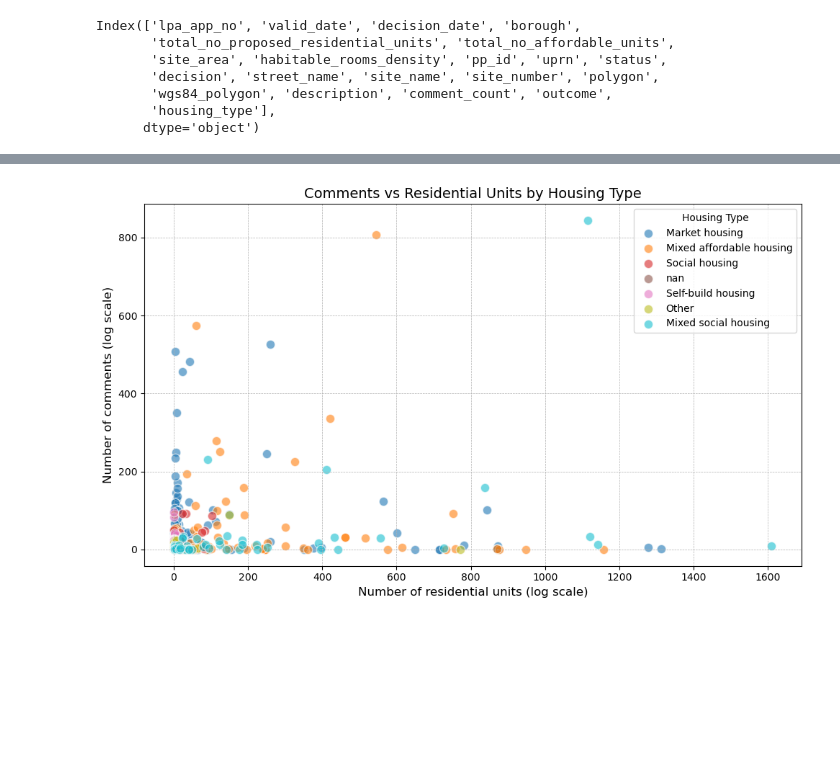
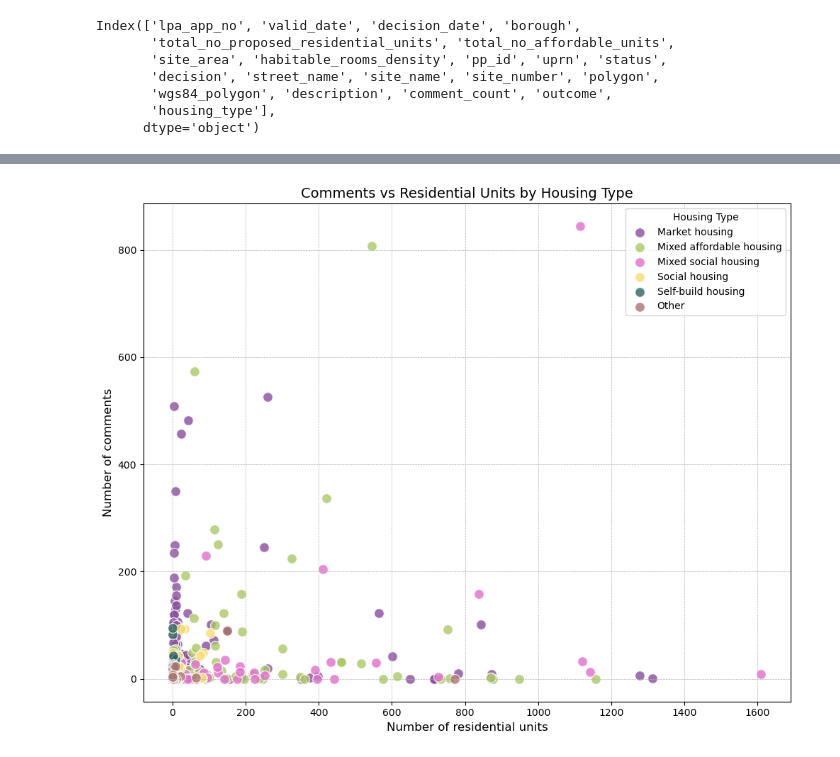
Before and after one commit to Bea-Taylor/nimby_nlp, a Jupyter notebook: notebooks/1_0_1_summary_analysis.ipynb, the cells around one changed output, grey strips where cells are left out. Drawn from its saved outputs; the diff is of its cells as text; code cells hidden in the pictures; blank space fills up the shorter version.

```diff
--- a/notebooks/1_0_1_summary_analysis.ipynb
+++ b/notebooks/1_0_1_summary_analysis.ipynb
@@ -462,28 +590,61 @@ plt.show()
+# %%
+# define colour palette
+casa_purple = "#894e9e"
+casa_green = "#abc766"
+casa_pink = "#e16fca"
+casa_yellow = "#f9dd73"
+casa_blue = "#2e6260"
+brown = "#a9746e"
+grey = "#9f9f9fff"
+
+# mapping from colours to housing types
+housing_type_colors = {
+    'Market housing': casa_purple,
+    'Mixed affordable housing': casa_green,
+    'Mixed social housing': casa_pink,
+    'Social housing': casa_yellow,
+    'Self-build housing': casa_blue,
+    'Other': brown
+}
 # %%
-# scatterof comments vs residential units colour coded by housing type
-plt.figure(figsize=(10,6))
-housing_types = application_df['housing_type'].unique()
-colors = plt.cm.get_cmap('tab10', len(housing_types))
-for i, housing_type in enumerate(housing_types):
+housing_order = [
+    'Market housing',
+    'Mixed affordable housing',
+    'Mixed social housing',
+    'Social housing',
+    'Self-build housing',
+    'Other'
+]
+
+plt.figure(figsize=(10,8))
+
+# Loop through housing_order instead of unique()
+for housing_type in housing_order:
     subset = application_df[application_df['housing_type'] == housing_type]
+    if subset.empty:
+        continue  # skip missing categories
     plt.scatter(
         subset['total_no_proposed_residential_units'],
         subset['comment_count'],
-        color=colors(i),
+        color=housing_type_colors.get(housing_type, 'grey'),
         label=housing_type,
-        alpha=0.6,
+        alpha=0.8,
         edgecolors='w',
-        s=80
+        s=100
     )
-# plt.xscale('log')
-# plt.yscale('log')
-plt.xlabel('Number of residential units (log scale)', fontsize=12)
-plt.ylabel('Number of comments (log scale)', fontsize=12)
+
+plt.xlabel('Number of residential units', fontsize=12)
+plt.ylabel('Number of comments', fontsize=12)
 plt.title('Comments vs Residential Units by Housing Type', fontsize=14)
-plt.legend(title='Housing Type')
+
+# Force legend order to match housing_order
+handles, labels = plt.gca().get_legend_handles_labels()
+ordered = [(h, l) for l, h in sorted(zip(labels, handles), key=lambda x: housing_order.index(x[0]) if x[0] in housing_order else len(housing_order))]
+plt.legend([h for h, _ in ordered], [l for _, l in ordered], title='Housing Type')
+
 plt.grid(True, which="both", ls="--", linewidth=0.5)
 plt.tight_layout()
-# plt.savefig("../results/figures/scatter_comments_vs_res_units_housing_type.png", dpi=500)
+plt.savefig("../results/figures/scatter_comments_vs_residential_units.png", dpi=500)
 plt.show()
 # %% [output]
-[figure, old version]
+[figure, new version]
```
Also changed, not shown: parts of 13 cells of this notebook, 4 other files.
